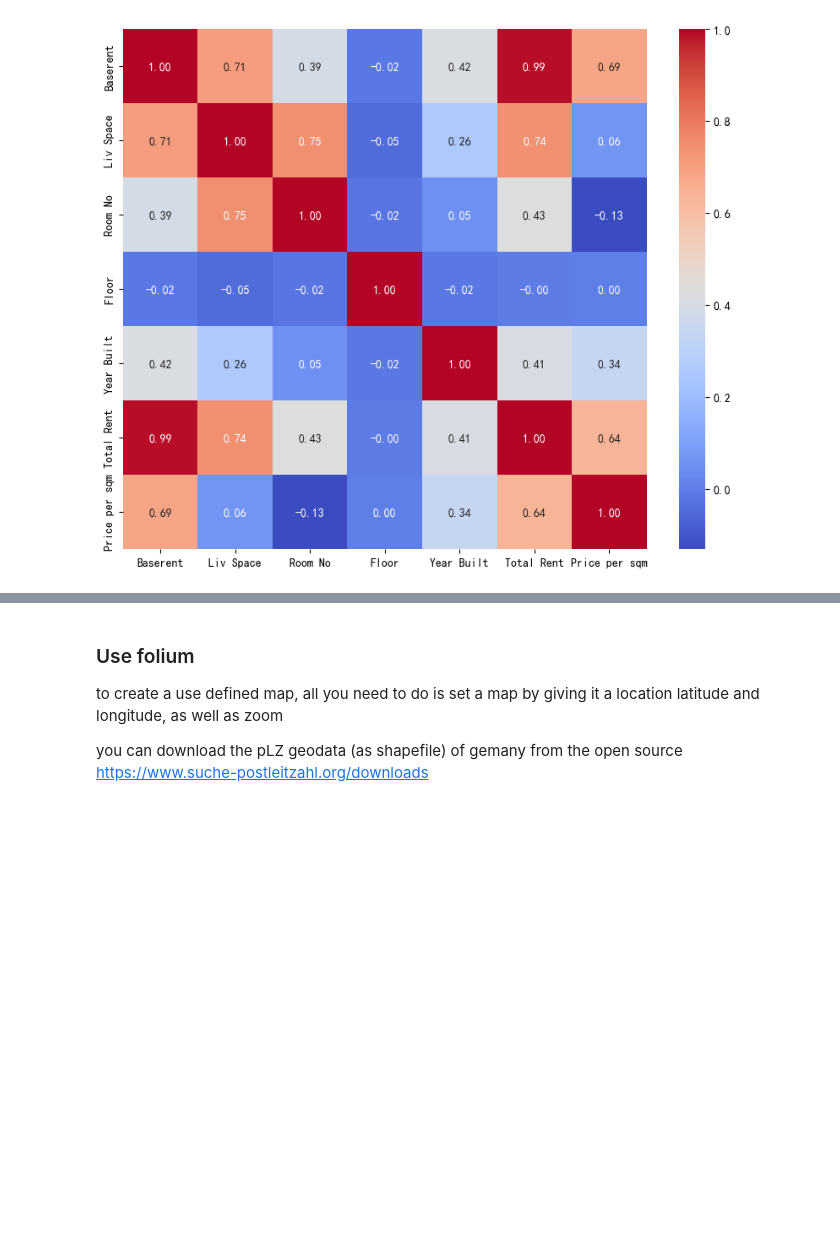
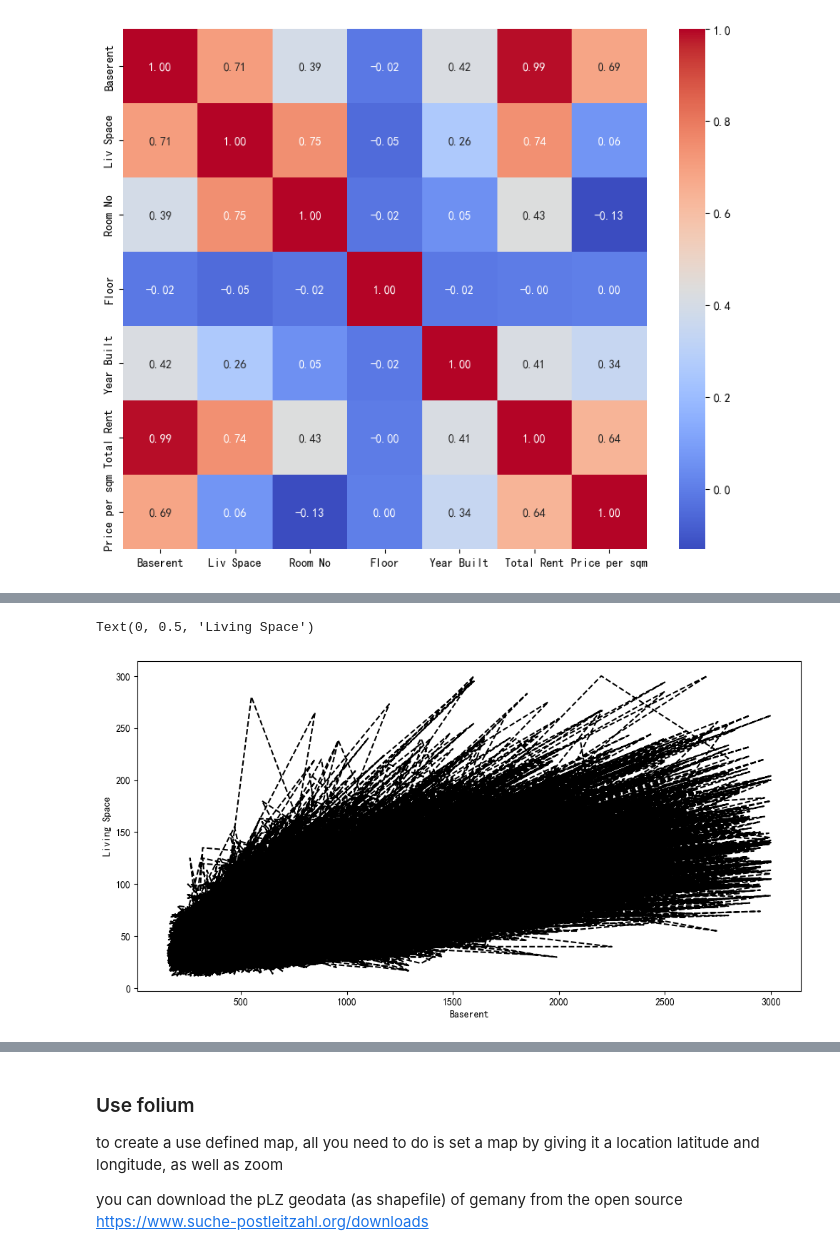
Before and after one commit to dietertao/b_python_dshb_cn, a Jupyter notebook: docs/Chapter02/1.2.ds_projet_np02.ipynb, the cells around one changed output, grey strips where cells are left out. Cells and saved outputs as stored; diff of their text form; code cells hidden in the pictures; blank space fills up the shorter version.

```diff
--- a/docs/Chapter02/1.2.ds_projet_np02.ipynb
+++ b/docs/Chapter02/1.2.ds_projet_np02.ipynb
@@ -878,0 +890,10 @@ sns.heatmap(corr_matrix, annot=True, cmap=sns.diverging_palette(230, 20, as_cmap
+# %%
+# line plot
+fig = plt.figure(figsize=(12, 6))
+ax = fig.add_subplot(111)
+ax.plot(baserent_f,liv_space_f,  'k--', label='Price per sqm')
+ax.set_xlabel('Baserent')
+ax.set_ylabel('Living Space')
+# %% [output]
+Text(0, 0.5, 'Living Space')
+[figure, added]
```
Also changed, not shown: parts of 10 cells of this notebook, 2 other files.
